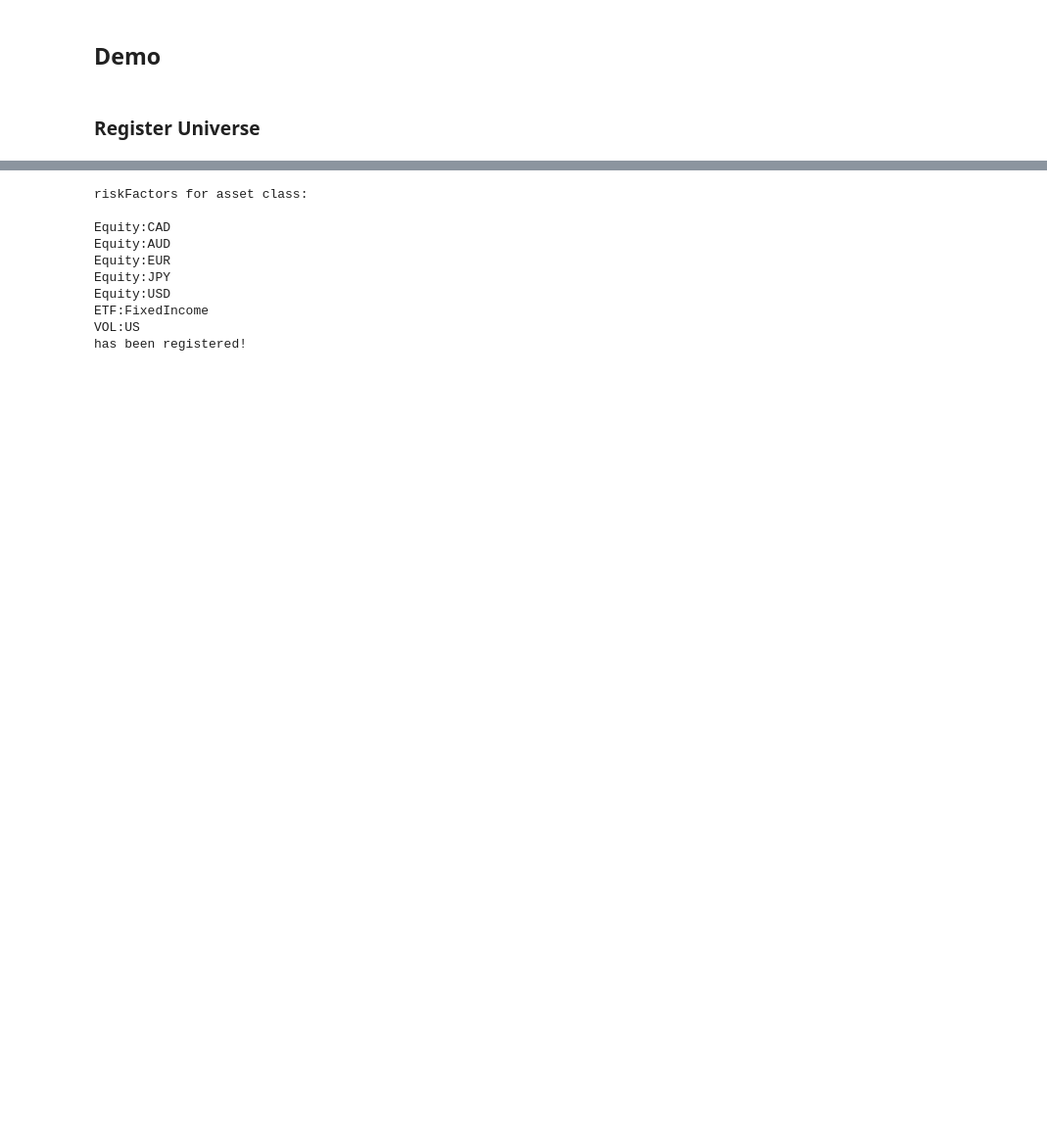
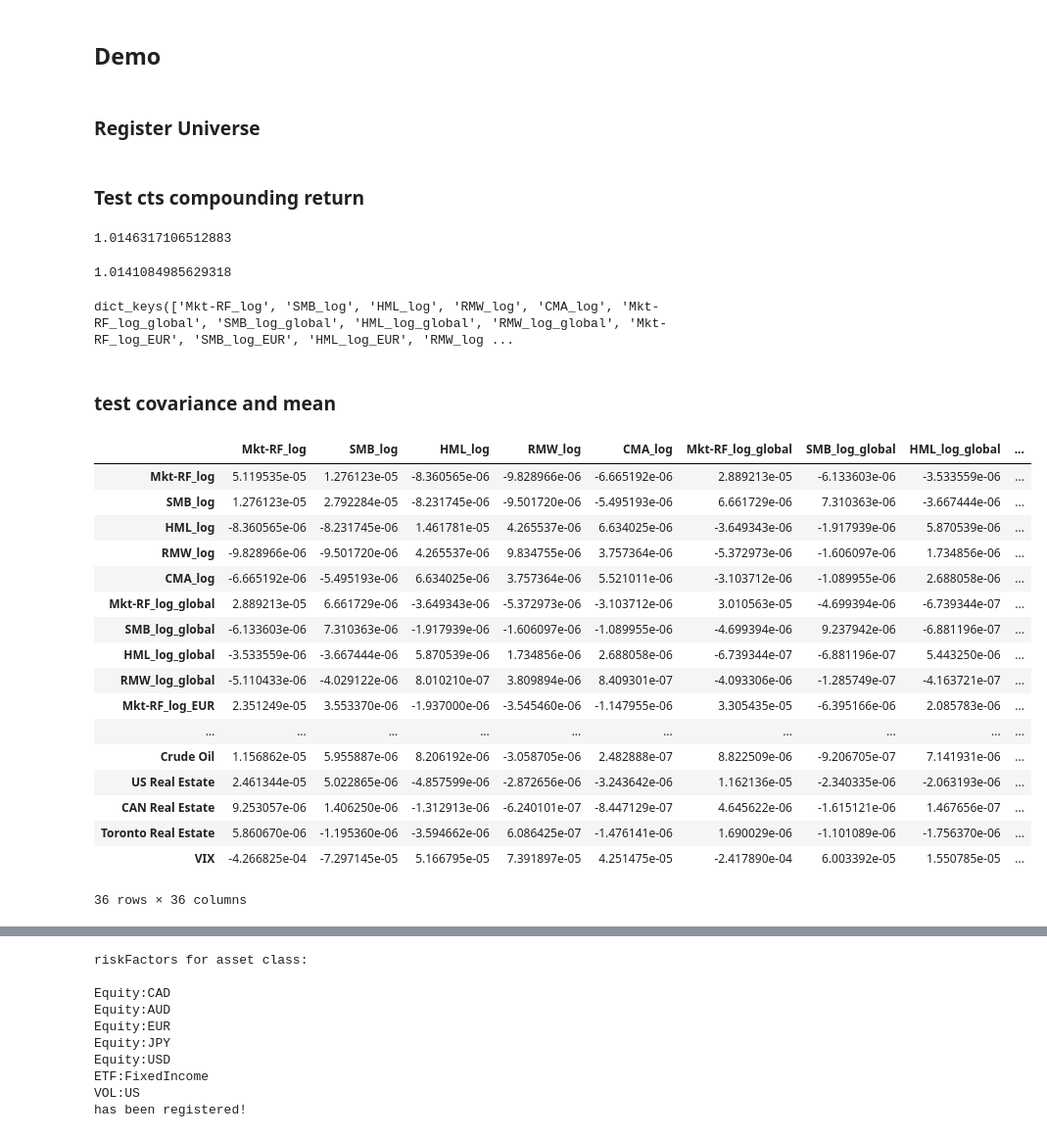
Before and after one commit to CherryADA/RoboAdvisor, a Jupyter notebook: Universe_Demo.ipynb, the cells around one changed output, grey strips where cells are left out. Shown: that part at 98% size. Cells and saved outputs as stored; diff of their text form; code cells hidden in the pictures; blank space fills up the shorter version.

Commit message:
register cash, riskfactors, add risk factor stats analysis

```diff
--- a/Universe_Demo.ipynb
+++ b/Universe_Demo.ipynb
@@ -5,3 +5,40 @@
 # %%
 from registerUniverse import register_universe_main
 universe = register_universe_main()
+# %% [markdown]
+### Test cts compounding return
+# %%
+universe.get_security("rf_rate_cad").get_cc_return("2004-01-01", 250)
+# %% [output]
+1.0146317106512883
+# %%
+universe.get_security("rf_rate_cad").get_cc_return("2004-01-01", "2004-12-07")
+# %% [output]
+1.0141084985629318
+# %%
+universe.get_risk_factors().keys()
+# %% [output]
+dict_keys(['Mkt-RF_log', 'SMB_log', 'HML_log', 'RMW_log', 'CMA_log', 'Mkt-RF_log_global', 'SMB_log_global', 'HML_log_global', 'RMW_log_global', 'Mkt-RF_log_EUR', 'SMB_log_EUR', 'HML_log_EUR', 'RMW_log ...
+# %% [markdown]
+### test covariance and mean
+# %%
+universe.get_risk_factors_cov("2014-01-01", "2014-12-07")
+# %% [output]
+|  | Mkt-RF_log | SMB_log | HML_log | RMW_log | CMA_log | Mkt-RF_log_global | SMB_log_global | HML_log_global | ... |
+| Mkt-RF_log | 5.119535e-05 | 1.276123e-05 | -8.360565e-06 | -9.828966e-06 | -6.665192e-06 | 2.889213e-05 | -6.133603e-06 | -3.533559e-06 | ... |
+| SMB_log | 1.276123e-05 | 2.792284e-05 | -8.231745e-06 | -9.501720e-06 | -5.495193e-06 | 6.661729e-06 | 7.310363e-06 | -3.667444e-06 | ... |
+| HML_log | -8.360565e-06 | -8.231745e-06 | 1.461781e-05 | 4.265537e-06 | 6.634025e-06 | -3.649343e-06 | -1.917939e-06 | 5.870539e-06 | ... |
+| RMW_log | -9.828966e-06 | -9.501720e-06 | 4.265537e-06 | 9.834755e-06 | 3.757364e-06 | -5.372973e-06 | -1.606097e-06 | 1.734856e-06 | ... |
+| CMA_log | -6.665192e-06 | -5.495193e-06 | 6.634025e-06 | 3.757364e-06 | 5.521011e-06 | -3.103712e-06 | -1.089955e-06 | 2.688058e-06 | ... |
+| Mkt-RF_log_global | 2.889213e-05 | 6.661729e-06 | -3.649343e-06 | -5.372973e-06 | -3.103712e-06 | 3.010563e-05 | -4.699394e-06 | -6.739344e-07 | ... |
+| SMB_log_global | -6.133603e-06 | 7.310363e-06 | -1.917939e-06 | -1.606097e-06 | -1.089955e-06 | -4.699394e-06 | 9.237942e-06 | -6.881196e-07 | ... |
+| HML_log_global | -3.533559e-06 | -3.667444e-06 | 5.870539e-06 | 1.734856e-06 | 2.688058e-06 | -6.739344e-07 | -6.881196e-07 | 5.443250e-06 | ... |
+| RMW_log_global | -5.110433e-06 | -4.029122e-06 | 8.010210e-07 | 3.809894e-06 | 8.409301e-07 | -4.093306e-06 | -1.285749e-07 | -4.163721e-07 | ... |
+| Mkt-RF_log_EUR | 2.351249e-05 | 3.553370e-06 | -1.937000e-06 | -3.545460e-06 | -1.147955e-06 | 3.305435e-05 | -6.395166e-06 | 2.085783e-06 | ... |
+| ... | ... | ... | ... | ... | ... | ... | ... | ... | ... |
+| Crude Oil | 1.156862e-05 | 5.955887e-06 | 8.206192e-06 | -3.058705e-06 | 2.482888e-07 | 8.822509e-06 | -9.206705e-07 | 7.141931e-06 | ... |
+| US Real Estate | 2.461344e-05 | 5.022865e-06 | -4.857599e-06 | -2.872656e-06 | -3.243642e-06 | 1.162136e-05 | -2.340335e-06 | -2.063193e-06 | ... |
+| CAN Real Estate | 9.253057e-06 | 1.406250e-06 | -1.312913e-06 | -6.240101e-07 | -8.447129e-07 | 4.645622e-06 | -1.615121e-06 | 1.467656e-07 | ... |
+| Toronto Real Estate | 5.860670e-06 | -1.195360e-06 | -3.594662e-06 | 6.086425e-07 | -1.476141e-06 | 1.690029e-06 | -1.101089e-06 | -1.756370e-06 | ... |
+| VIX | -4.266825e-04 | -7.297145e-05 | 5.166795e-05 | 7.391897e-05 | 4.251475e-05 | -2.417890e-04 | 6.003392e-05 | 1.550785e-05 | ... |
+36 rows × 36 columns
```
Also changed, not shown: parts of 7 cells of this notebook, 13 other files.
